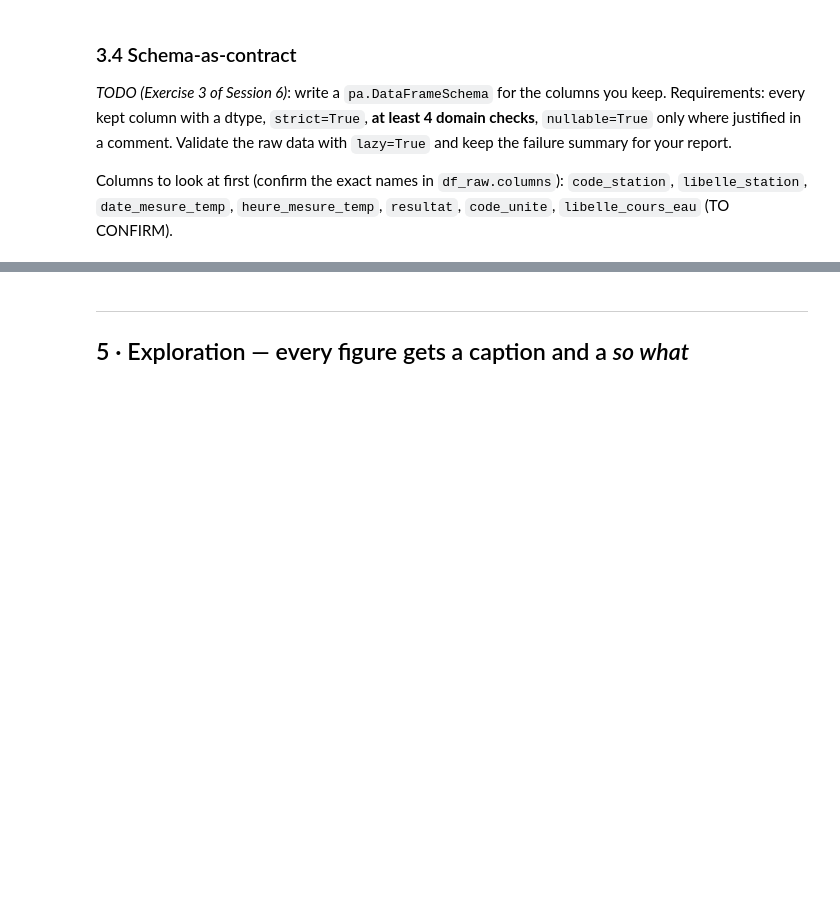
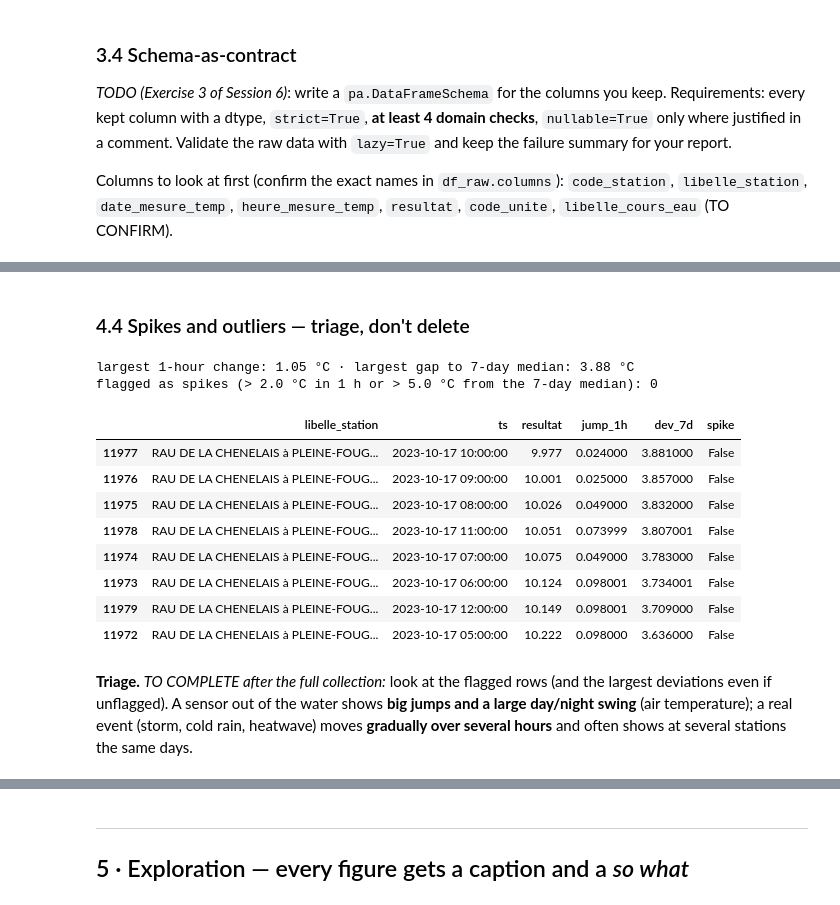
Before and after one commit to andreapenacastro/Project_07_Hubeau_River_Temperature, a Jupyter notebook: project_07_hubeau_river_temperature.ipynb, the cells around one changed output, grey strips where cells are left out. Cells and saved outputs as stored; diff of their text form; code cells hidden in the pictures; blank space fills up the shorter version.

```diff
--- a/project_07_hubeau_river_temperature.ipynb
+++ b/project_07_hubeau_river_temperature.ipynb
@@ -232,0 +385,28 @@ decision_table
+# %% [markdown]
+### 4.4 Spikes and outliers — triage, don't delete
+# %%
+# A global IQR fence is useless here: 4 °C is normal in January and impossible in August.
+# So we compare each value with its own station's recent behaviour.
+g = df.groupby("code_station")["resultat"]
+df["jump_1h"] = g.diff().abs()
+df["dev_7d"] = (df["resultat"] - g.transform(
+    lambda s: s.rolling(24 * 7, center=True, min_periods=24).median())).abs()
+df["spike"] = (df["jump_1h"] > SPIKE_JUMP_C) | (df["dev_7d"] > SPIKE_DEV_C)
+
+print(f"largest 1-hour change: {df['jump_1h'].max():.2f} °C · largest gap to 7-day median: {df['dev_7d'].max():.2f} °C")
+print(f"flagged as spikes (> {SPIKE_JUMP_C} °C in 1 h or > {SPIKE_DEV_C} °C from the 7-day median): {int(df['spike'].sum())}")
+df.nlargest(8, "dev_7d")[["libelle_station", "ts", "resultat", "jump_1h", "dev_7d", "spike"]]
+# %% [output]
+largest 1-hour change: 1.05 °C · largest gap to 7-day median: 3.88 °C
+flagged as spikes (> 2.0 °C in 1 h or > 5.0 °C from the 7-day median): 0
+|  | libelle_station | ts | resultat | jump_1h | dev_7d | spike |
+| 11977 | RAU DE LA CHENELAIS à PLEINE-FOUG... | 2023-10-17 10:00:00 | 9.977 | 0.024000 | 3.881000 | False |
+| 11976 | RAU DE LA CHENELAIS à PLEINE-FOUG... | 2023-10-17 09:00:00 | 10.001 | 0.025000 | 3.857000 | False |
+| 11975 | RAU DE LA CHENELAIS à PLEINE-FOUG... | 2023-10-17 08:00:00 | 10.026 | 0.049000 | 3.832000 | False |
+| 11978 | RAU DE LA CHENELAIS à PLEINE-FOUG... | 2023-10-17 11:00:00 | 10.051 | 0.073999 | 3.807001 | False |
+| 11974 | RAU DE LA CHENELAIS à PLEINE-FOUG... | 2023-10-17 07:00:00 | 10.075 | 0.049000 | 3.783000 | False |
+| 11973 | RAU DE LA CHENELAIS à PLEINE-FOUG... | 2023-10-17 06:00:00 | 10.124 | 0.098001 | 3.734001 | False |
+| 11979 | RAU DE LA CHENELAIS à PLEINE-FOUG... | 2023-10-17 12:00:00 | 10.149 | 0.098001 | 3.709000 | False |
+| 11972 | RAU DE LA CHENELAIS à PLEINE-FOUG... | 2023-10-17 05:00:00 | 10.222 | 0.098000 | 3.636000 | False |
+# %% [markdown]
+**Triage.** *TO COMPLETE after the full collection:* look at the flagged rows (and the largest deviations even if unflagged). A sensor out of the water shows **big jumps and a large day/night swing** (air temperature); a real event (storm, cold rain, heatwave) moves **gradually over several hours** and often shows at several stations the same days.
```
Also changed, not shown: parts of 39 cells of this notebook.
